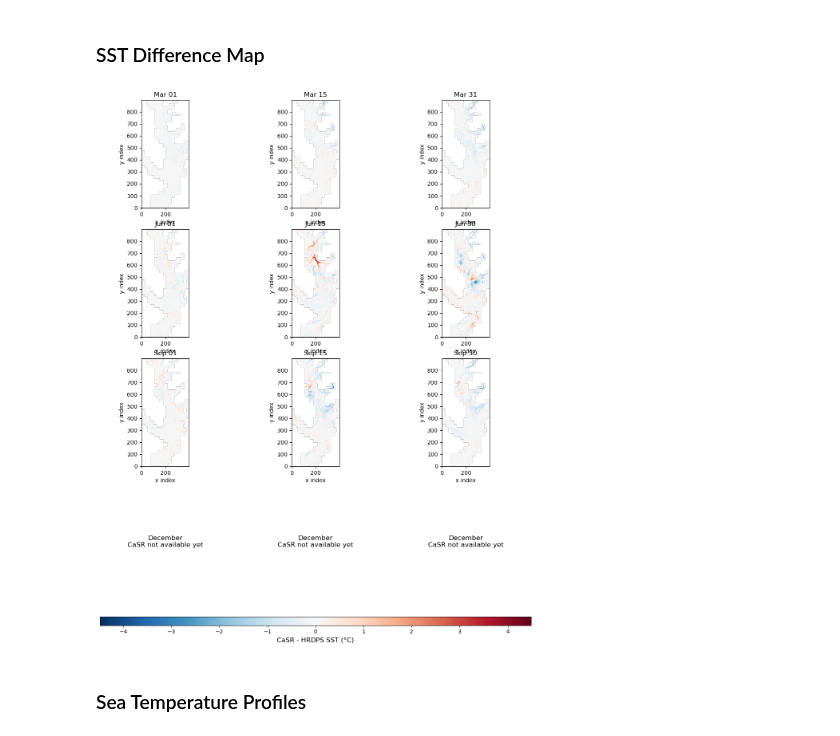
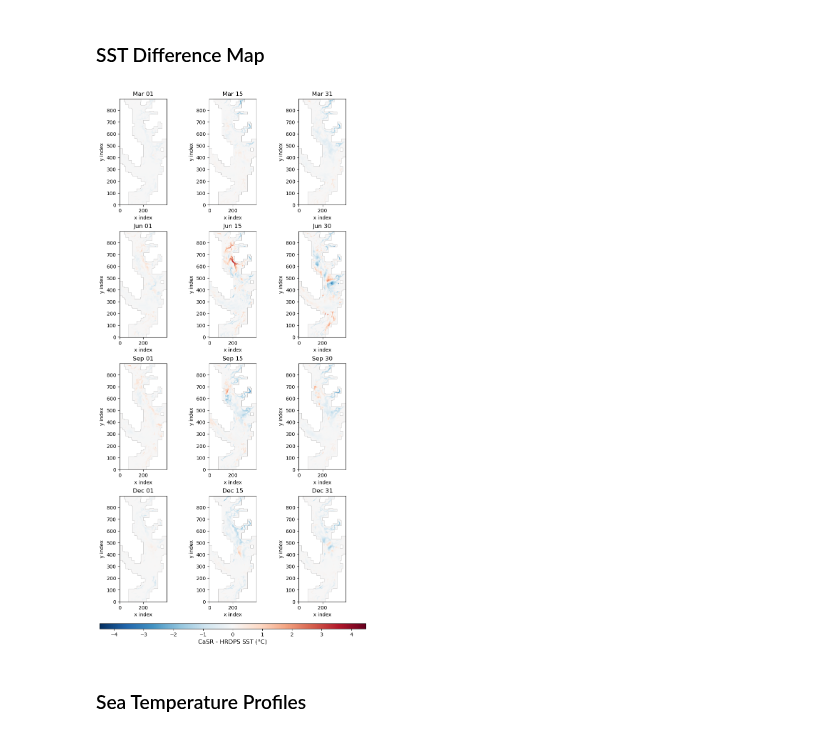
Before and after one commit to SalishSeaCast/analysis-junqi, a Jupyter notebook: Analysis_Atmospheric_Forcing/Analysis_results_comparison/00MMM2023/CaSR_2023_Results.ipynb, the cells around one changed output. Cells and saved outputs as stored; diff of their text form; code cells hidden in the pictures.

```diff
--- a/Analysis_Atmospheric_Forcing/Analysis_results_comparison/00MMM2023/CaSR_2023_Results.ipynb
+++ b/Analysis_Atmospheric_Forcing/Analysis_results_comparison/00MMM2023/CaSR_2023_Results.ipynb
@@ -49,11 +49,11 @@ path_CaSR_sep_t = (
     'SalishSea_1d_20230901_20230930_grid_T.nc'
 )
 
-# December CaSR is not available yet
-# path_CaSR_dec_t = (
-#     '/ocean/jqiu/results/Flux/flux_00dec23_CaSR/'
-#     'SalishSea_1d_20231201_20231231_grid_T.nc'
-# )
+# December CaSR
+path_CaSR_dec_t = (
+    '/ocean/jqiu/results/Flux/flux_00dec23_CaSR/'
+    'SalishSea_1d_20231201_20231231_grid_T.nc'
+)
 
 
 # ============================================================
@@ -104,14 +104,14 @@ months = [
     # ========================================================
     # December: uncomment after CaSR is ready
     # ========================================================
-    # {
-    #     'name': 'December',
-    #     'short': 'Dec',
-    #     'month_num': 12,
-    #     'month_str': 'dec',
-    #     'casr_path': path_CaSR_dec_t,
-    #     'days': [1, 15, 31],
-    # },
+    {
+        'name': 'December',
+        'short': 'Dec',
+        'month_num': 12,
+        'month_str': 'dec',
+        'casr_path': path_CaSR_dec_t,
+        'days': [1, 15, 31],
+    },
 ]
 
 
@@ -328,7 +328,7 @@ diff_norm = TwoSlopeNorm(
 fig, axes = plt.subplots(
     4,
     3,
-    figsize=(12, 16)
+    figsize=(8, 16)
 )
 
 
@@ -365,21 +365,21 @@ for row, month_data in enumerate(all_data):
 
 # ============================================================
 # December row:
-# currently no CaSR data
+# Available Now
 # ============================================================
-for col in range(3):
+# for col in range(3):
 
-    axes[3, col].axis('off')
+    # axes[3, col].axis('off')
 
-    axes[3, col].text(
-        0.5,
-        0.5,
-        'December\nCaSR not available yet',
-        transform=axes[3, col].transAxes,
-        ha='center',
-        va='center',
-        fontsize=12
-    )
+    # axes[3, col].text(
+    #     0.5,
+    #     0.5,
+    #     'December\nCaSR not available yet',
+    #     transform=axes[3, col].transAxes,
+    #     ha='center',
+    #     va='center',
+    #     fontsize=12
+    # )
 
 
 
@@ -387,42 +387,35 @@ for col in range(3):
 
 # ============================================================
 # Layout
 # ============================================================
-plt.subplots_adjust(
-    left=0.07,
-    right=0.97,
-    top=0.93,
-    bottom=0.10,
-    wspace=0.15,
-    hspace=0.20
-)
 
+plt.tight_layout()
 
 # ============================================================
 # ONE shared colorbar
 # ============================================================
 cbar = fig.colorbar(
     im,
     ax=axes,
     orientation='horizontal',
     fraction=0.025,
     pad=0.04,
     aspect=50
 )
 
 cbar.set_label(
     'CaSR - HRDPS SST (°C)',
     fontsize=12
 )
 
 cbar.ax.tick_params(
     labelsize=10
 )
 
 
 plt.show()
 # %% [output]
-[figure, old version]
+[figure, new version]
 # %% [markdown]
 ### Sea Temperature Profiles
 # %%
```
Also changed, not shown: parts of 2 cells of this notebook.
